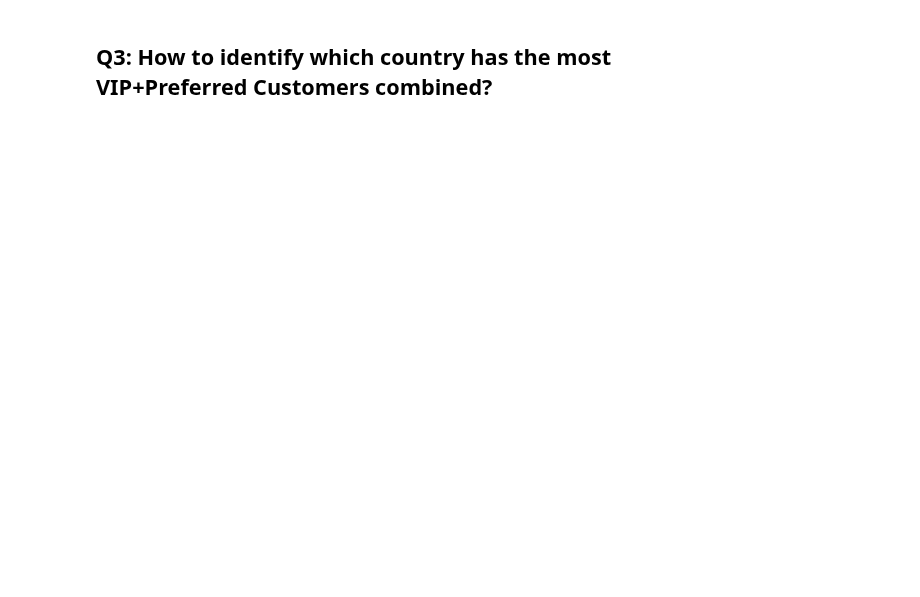
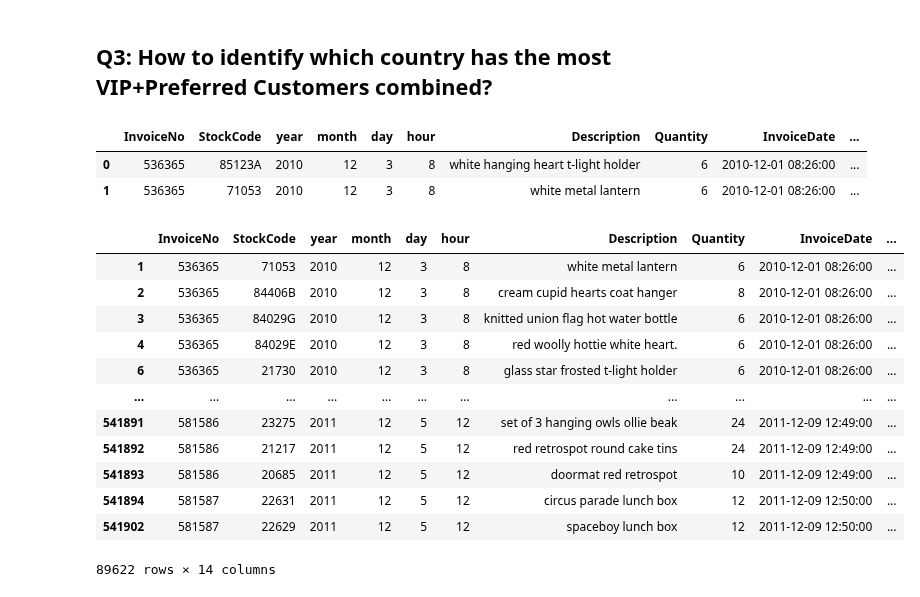
Before and after one commit to ta-data-bcn/lab-df-calculation-and-transformation, a Jupyter notebook: your-code/challenge-3.ipynb, the cells around one changed output. Drawn from its saved outputs; the diff is of its cells as text; code cells hidden in the pictures; blank space fills up the shorter version.

```diff
--- a/your-code/challenge-3.ipynb
+++ b/your-code/challenge-3.ipynb
@@ -61,4 +158,26 @@ Now we'll leave it to you to solve Q2 & Q3, which you can leverage from your sol
 # %% [markdown]
 ## Q3: How to identify which country has the most VIP+Preferred Customers combined?
+# %%
+orders.head(2)
+# %% [output]
+|  | InvoiceNo | StockCode | year | month | day | hour | Description | Quantity | InvoiceDate | ... |
+| 0 | 536365 | 85123A | 2010 | 12 | 3 | 8 | white hanging heart t-light holder | 6 | 2010-12-01 08:26:00 | ... |
+| 1 | 536365 | 71053 | 2010 | 12 | 3 | 8 | white metal lantern | 6 | 2010-12-01 08:26:00 | ... |
 # %%
 # your code here
+VIP_and_Prefe = orders[orders["CustomerType"].isin(["VIP", "Preferred"])]
+VIP_and_Prefe
+# %% [output]
+|  | InvoiceNo | StockCode | year | month | day | hour | Description | Quantity | InvoiceDate | ... |
+| 1 | 536365 | 71053 | 2010 | 12 | 3 | 8 | white metal lantern | 6 | 2010-12-01 08:26:00 | ... |
+| 2 | 536365 | 84406B | 2010 | 12 | 3 | 8 | cream cupid hearts coat hanger | 8 | 2010-12-01 08:26:00 | ... |
+| 3 | 536365 | 84029G | 2010 | 12 | 3 | 8 | knitted union flag hot water bottle | 6 | 2010-12-01 08:26:00 | ... |
+| 4 | 536365 | 84029E | 2010 | 12 | 3 | 8 | red woolly hottie white heart. | 6 | 2010-12-01 08:26:00 | ... |
+| 6 | 536365 | 21730 | 2010 | 12 | 3 | 8 | glass star frosted t-light holder | 6 | 2010-12-01 08:26:00 | ... |
+| ... | ... | ... | ... | ... | ... | ... | ... | ... | ... | ... |
+| 541891 | 581586 | 23275 | 2011 | 12 | 5 | 12 | set of 3 hanging owls ollie beak | 24 | 2011-12-09 12:49:00 | ... |
+| 541892 | 581586 | 21217 | 2011 | 12 | 5 | 12 | red retrospot round cake tins | 24 | 2011-12-09 12:49:00 | ... |
+| 541893 | 581586 | 20685 | 2011 | 12 | 5 | 12 | doormat red retrospot | 10 | 2011-12-09 12:49:00 | ... |
+| 541894 | 581587 | 22631 | 2011 | 12 | 5 | 12 | circus parade lunch box | 12 | 2011-12-09 12:50:00 | ... |
+| 541902 | 581587 | 22629 | 2011 | 12 | 5 | 12 | spaceboy lunch box | 12 | 2011-12-09 12:50:00 | ... |
+89622 rows × 14 columns
```
Also changed, not shown: parts of 9 cells of this notebook.
